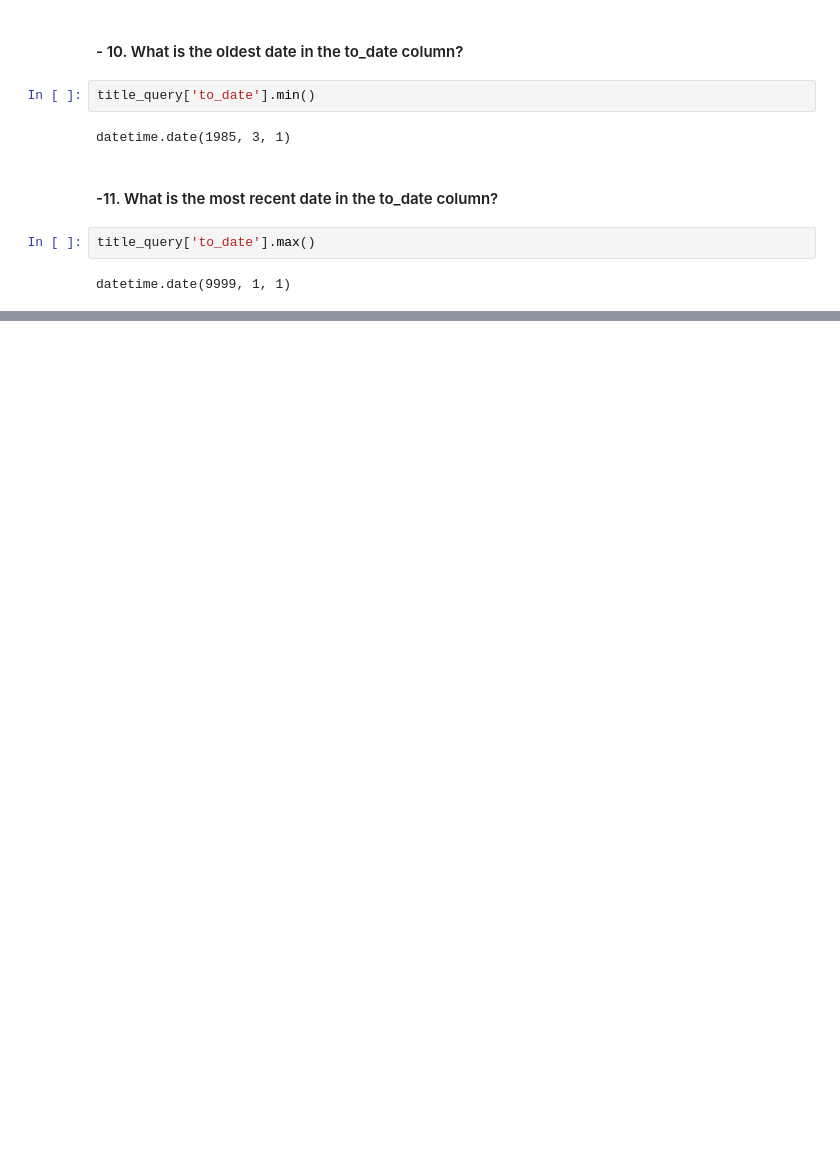
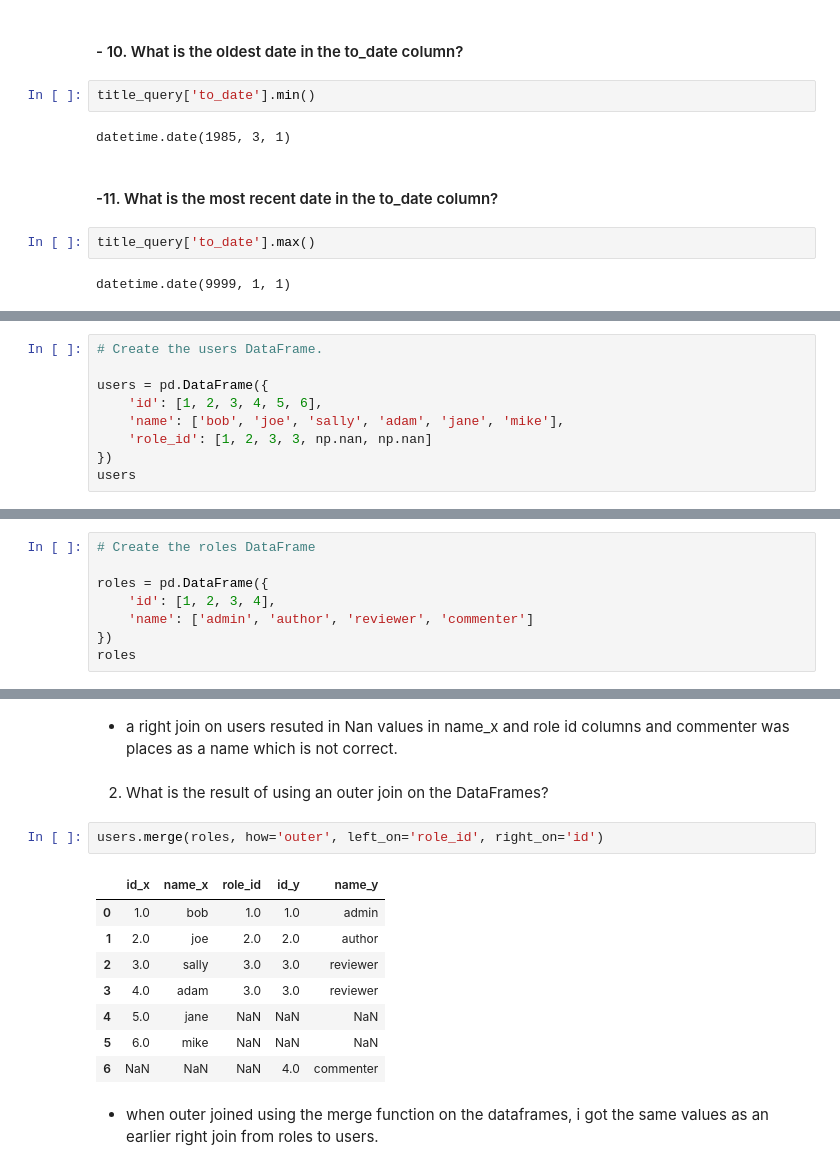
Before and after one commit to Marc-Aradillas/numpy-pandas-visualization-exercises, a Jupyter notebook: advanced_dataframes.ipynb, the cells around one changed output, grey strips where cells are left out. Saved outputs shown, nothing was run; the diff lists cells and outputs as text; blank space fills up the shorter version.

```diff
--- a/advanced_dataframes.ipynb
+++ b/advanced_dataframes.ipynb
@@ -204,0 +203,9 @@ datetime.date(9999, 1, 1)
+# %%
+# Create the users DataFrame.
+
+users = pd.DataFrame({
+    'id': [1, 2, 3, 4, 5, 6],
+    'name': ['bob', 'joe', 'sally', 'adam', 'jane', 'mike'],
+    'role_id': [1, 2, 3, 3, np.nan, np.nan]
+})
+users
@@ -204,0 +220,8 @@ datetime.date(9999, 1, 1)
+# %%
+# Create the roles DataFrame
+
+roles = pd.DataFrame({
+    'id': [1, 2, 3, 4],
+    'name': ['admin', 'author', 'reviewer', 'commenter']
+})
+roles
@@ -204,0 +257,17 @@ datetime.date(9999, 1, 1)
+# %% [markdown]
+- a right join on users resuted in Nan values in name_x and role id columns and commenter was places as a name which is not correct.
+# %% [markdown]
+2. What is the result of using an outer join on the DataFrames?
+# %%
+users.merge(roles, how='outer', left_on='role_id', right_on='id')
+# %% [output]
+|  | id_x | name_x | role_id | id_y | name_y |
+| 0 | 1.0 | bob | 1.0 | 1.0 | admin |
+| 1 | 2.0 | joe | 2.0 | 2.0 | author |
+| 2 | 3.0 | sally | 3.0 | 3.0 | reviewer |
+| 3 | 4.0 | adam | 3.0 | 3.0 | reviewer |
+| 4 | 5.0 | jane | NaN | NaN | NaN |
+| 5 | 6.0 | mike | NaN | NaN | NaN |
+| 6 | NaN | NaN | NaN | 4.0 | commenter |
+# %% [markdown]
+- when outer joined using the merge function on the dataframes, i got the same values as an earlier right join from roles to users.
```
Also changed, not shown: parts of 62 cells of this notebook, 1 other file.
